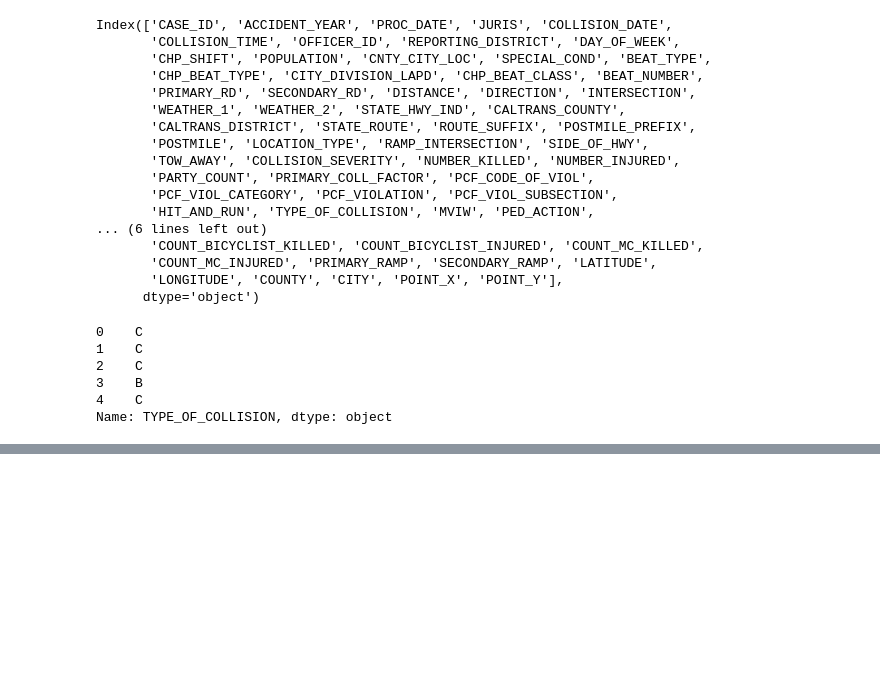
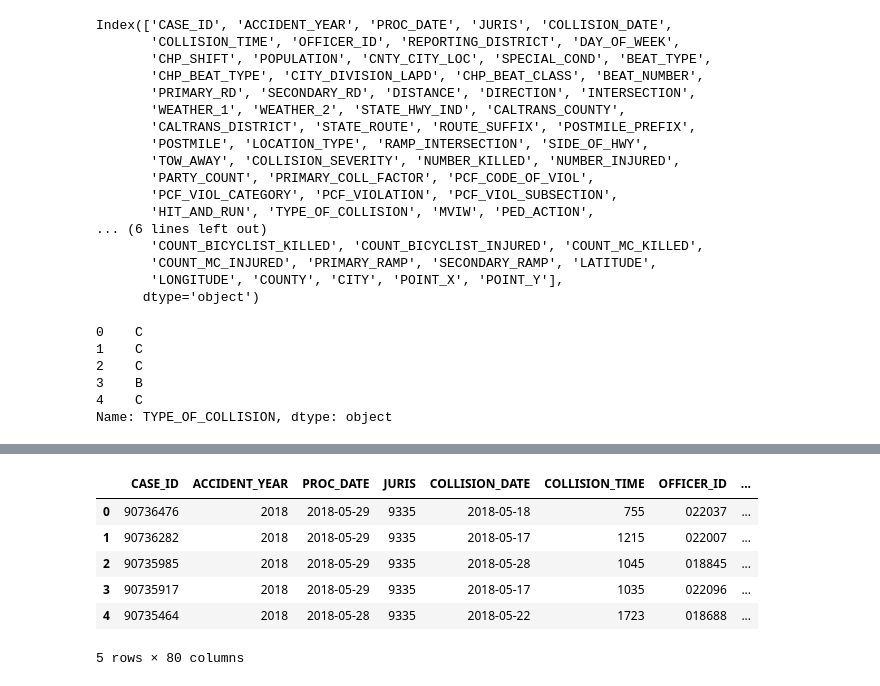
Before and after one commit to zs-barnes/Traffic-Collisions-EDA, a Jupyter notebook: EDA.ipynb, the cells around one changed output, grey strips where cells are left out. Drawn from its saved outputs; the diff is of its cells as text; code cells hidden in the pictures; blank space fills up the shorter version.

```diff
--- a/EDA.ipynb
+++ b/EDA.ipynb
@@ -58,0 +61,10 @@ geom_point(aes(x = TYPE_OF_COLLISION, y = COLLISION_SEVERITY), data = df, positi
+# %%
+df.head()
+# %% [output]
+|  | CASE_ID | ACCIDENT_YEAR | PROC_DATE | JURIS | COLLISION_DATE | COLLISION_TIME | OFFICER_ID | ... |
+| 0 | 90736476 | 2018 | 2018-05-29 | 9335 | 2018-05-18 | 755 | 022037 | ... |
+| 1 | 90736282 | 2018 | 2018-05-29 | 9335 | 2018-05-17 | 1215 | 022007 | ... |
+| 2 | 90735985 | 2018 | 2018-05-29 | 9335 | 2018-05-28 | 1045 | 018845 | ... |
+| 3 | 90735917 | 2018 | 2018-05-29 | 9335 | 2018-05-17 | 1035 | 022096 | ... |
+| 4 | 90735464 | 2018 | 2018-05-28 | 9335 | 2018-05-22 | 1723 | 018688 | ... |
+5 rows × 80 columns
```
Also changed, not shown: parts of 2 cells of this notebook.
